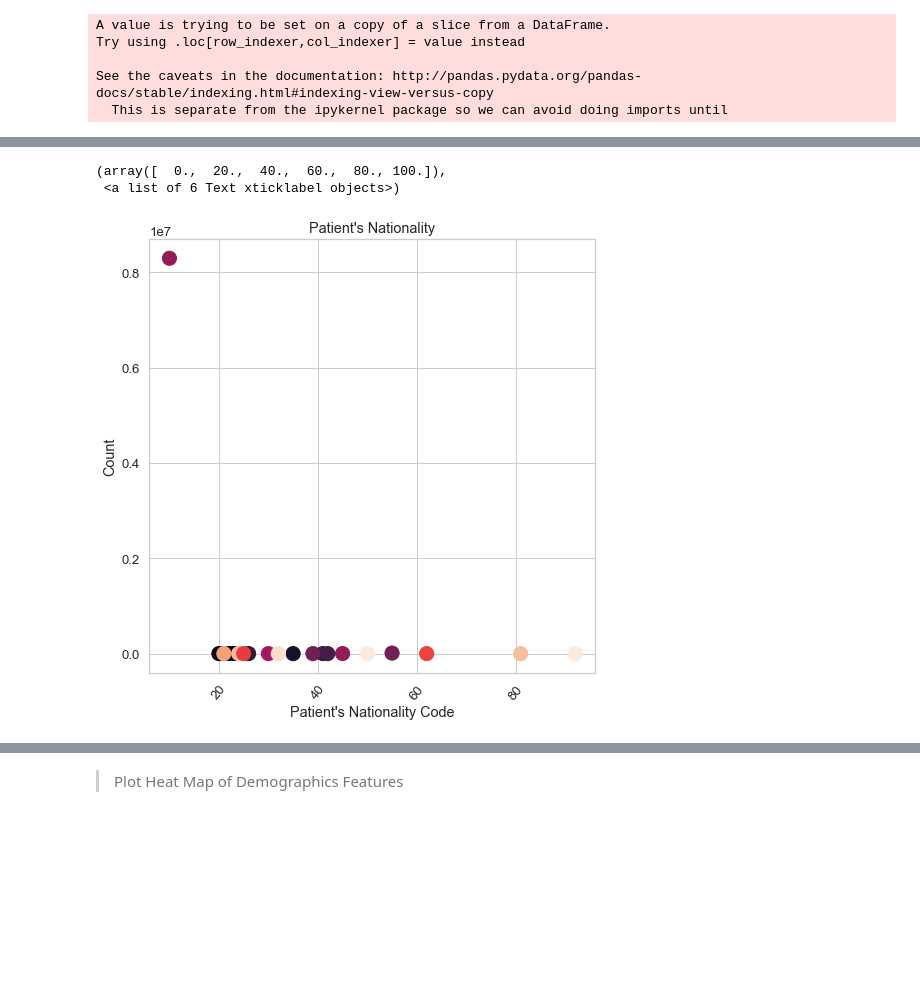
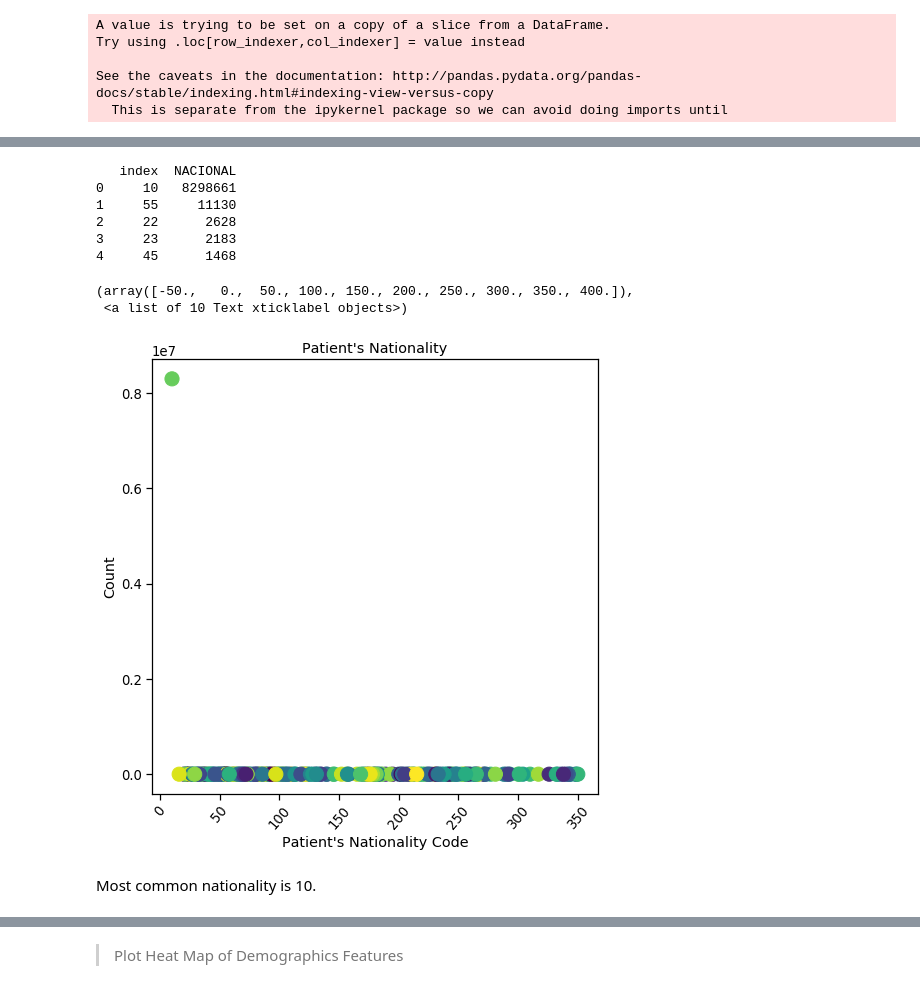
Before and after one commit to IvetteMTapia/Capstone-2_Deep_Learning, a Jupyter notebook: Code - Notebooks/Capstone 2_ Exploratory Analysis.ipynb, the cells around one changed output, grey strips where cells are left out. Drawn from its saved outputs; the diff is of its cells as text; code cells hidden in the pictures; blank space fills up the shorter version.

```diff
--- a/Code - Notebooks/Capstone 2_ Exploratory Analysis.ipynb
+++ b/Code - Notebooks/Capstone 2_ Exploratory Analysis.ipynb
@@ -184,13 +188,7 @@ See the caveats in the documentation: http://pandas.pydata.org/pandas-docs/stabl
 # %%
-# Filter by number of children (greater than 15 children). These are suspect entries
+# Filter by number of children (greater than 15 children). These are suspect entries.
 
-print('Rows with number of children > 20: ', len(pat_charc_data[pat_charc_data['NUM_FILHOS'] > 20]))
+print('Rows with number of children > 15: ', len(pat_charc_data[pat_charc_data['NUM_FILHOS'] > 15]))
 
-# Replace rows with values greater than 20 with nan's
-
-pat_charc_data.loc[pat_charc_data['NUM_FILHOS'] > 20, 'NUM_FILHOS'] = np.nan
-
-# Check that the rows greater than 20 are 0
-
-print('Rows greater than 20 after replace: ', len(pat_charc_data[pat_charc_data['NUM_FILHOS'] > 20]))
+print('Rows with number of children = 0: ', len(pat_charc_data[pat_charc_data['NUM_FILHOS'] == 0]))
 # %% [output]
@@ -297,22 +284,32 @@ plt.xticks(rotation = 50)
 # %%
+print(count_naci.head(5))
+
 # Plot Top 20 nationalities of patients
 
-colors = np.random.rand(20)
+colors = np.random.rand(len(count_naci))
 
 plt.figure(figsize=(8, 8))
 
-plt.scatter(x = top20_count_naci['index'], y = top20_count_naci['NACIONAL'],
+plt.scatter(x = count_naci['index'], y = count_naci['NACIONAL'],
             s= 200, c = colors)
 
 plt.ylabel('Count')
 
 plt.xlabel("Patient's Nationality Code")
 
 plt.title("Patient's Nationality")
 
 plt.xticks(rotation = 50)
 # %% [output]
-(array([  0.,  20.,  40.,  60.,  80., 100.]),
- <a list of 6 Text xticklabel objects>)
+   index  NACIONAL
+0     10   8298661
+1     55     11130
+2     22      2628
+3     23      2183
+4     45      1468
+(array([-50.,   0.,  50., 100., 150., 200., 250., 300., 350., 400.]),
+ <a list of 10 Text xticklabel objects>)
-[figure, old version]
+[figure, new version]
+# %% [markdown]
+Most common nationality is 10.
 # %%
```
Also changed, not shown: parts of 51 cells of this notebook.
